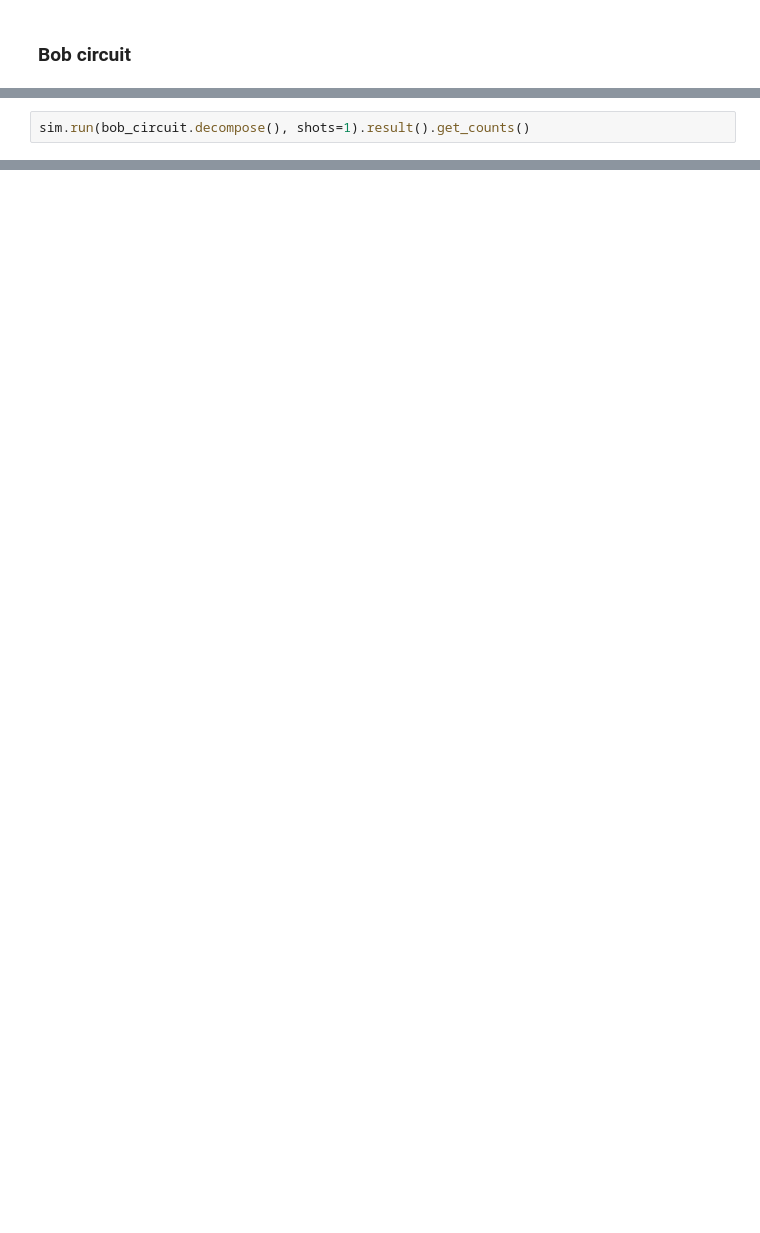
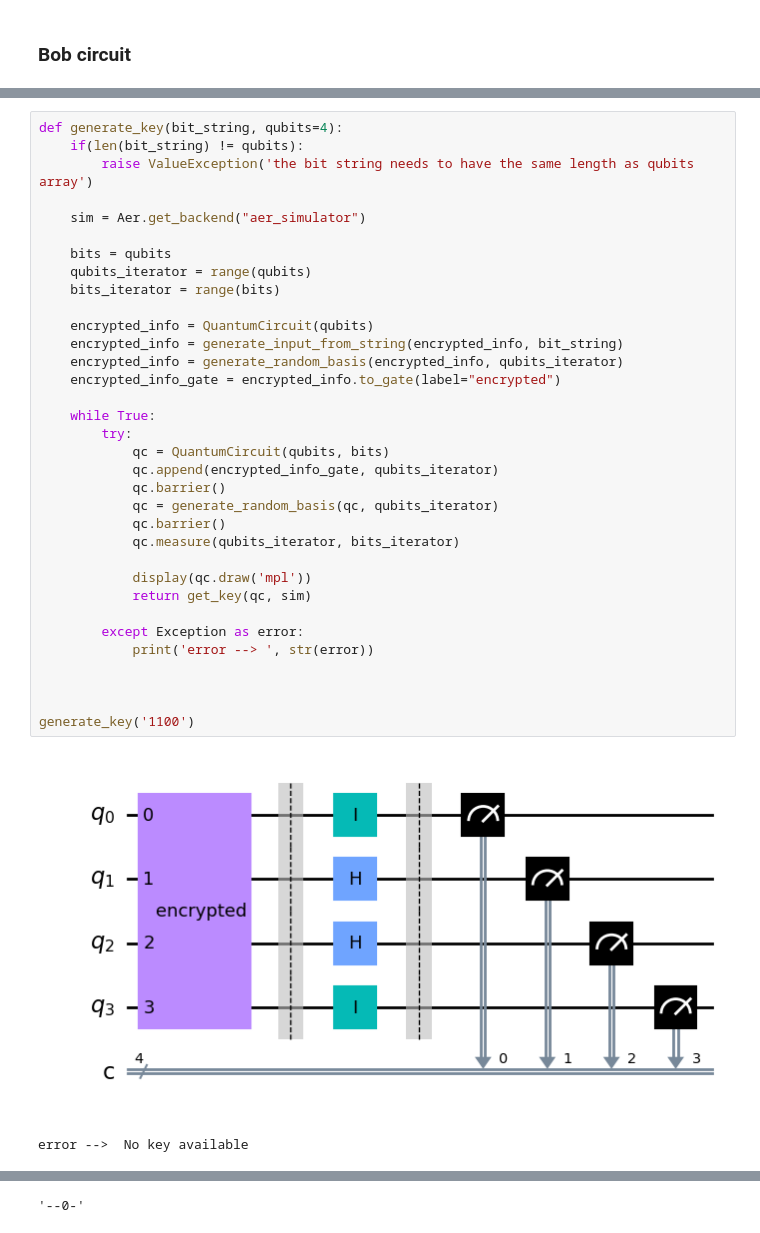
Before and after one commit to Dpbm/quantum, a Jupyter notebook: code/qiskit/QKD/BB84.ipynb, the cells around one changed output, grey strips where cells are left out. Drawn from its saved outputs; the diff is of its cells as text; blank space fills up the shorter version.

```diff
--- a/code/qiskit/QKD/BB84.ipynb
+++ b/code/qiskit/QKD/BB84.ipynb
@@ -65,2 +50,0 @@ bob_circuit.decompose().draw("mpl")
-# %%
-sim.run(bob_circuit.decompose(), shots=1).result().get_counts()
@@ -72,0 +88,37 @@ plot_bloch_multivector(bob_circuit)
+# %%
+def generate_key(bit_string, qubits=4):
+    if(len(bit_string) != qubits):
+        raise ValueException('the bit string needs to have the same length as qubits array')
+
+    sim = Aer.get_backend("aer_simulator")
+
+    bits = qubits
+    qubits_iterator = range(qubits)
+    bits_iterator = range(bits)
+
+    encrypted_info = QuantumCircuit(qubits)
+    encrypted_info = generate_input_from_string(encrypted_info, bit_string)
+    encrypted_info = generate_random_basis(encrypted_info, qubits_iterator)
+    encrypted_info_gate = encrypted_info.to_gate(label="encrypted")
+
+    while True:
+        try:
+            qc = QuantumCircuit(qubits, bits)
+            qc.append(encrypted_info_gate, qubits_iterator)
+            qc.barrier()
+            qc = generate_random_basis(qc, qubits_iterator)
+            qc.barrier()
+            qc.measure(qubits_iterator, bits_iterator)
+
+            display(qc.draw('mpl'))
+            return get_key(qc, sim)
+
+        except Exception as error:
+            print('error --> ', str(error))
+
+
+
+generate_key('1100')
+# %% [output]
+[figure, added]
+error -->  No key available
@@ -72,0 +126 @@ plot_bloch_multivector(bob_circuit)
+'--0-'
```
Also changed, not shown: parts of 11 cells of this notebook.
